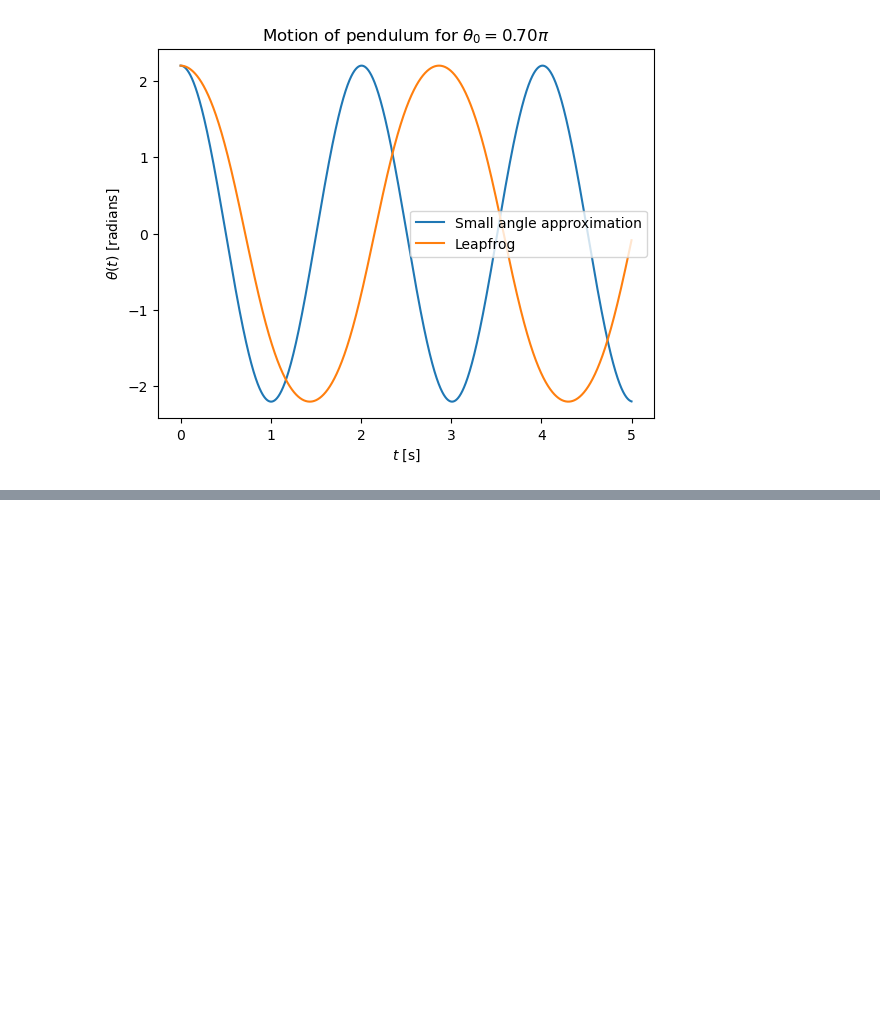
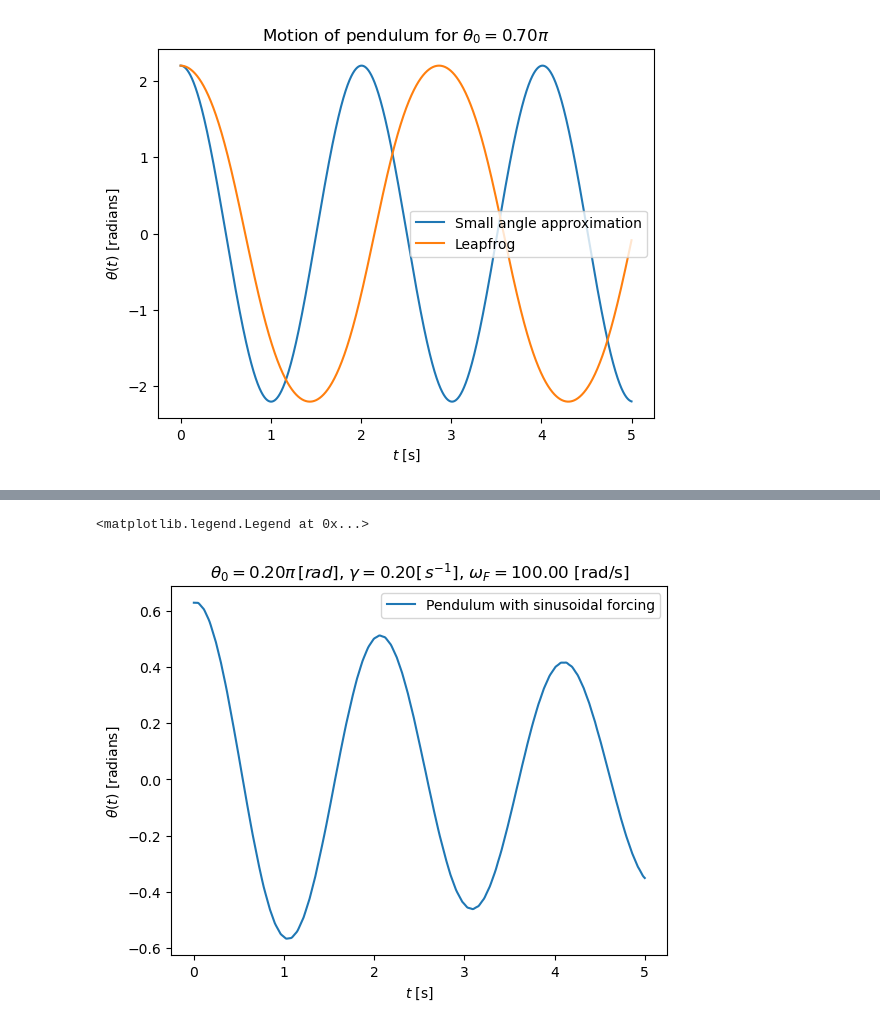
Before and after one commit to hbelzer/8.13-code-snippets, a Jupyter notebook: L0-Pendulum/integrate.ipynb, the cells around one changed output, grey strips where cells are left out. Drawn from its saved outputs; the diff is of its cells as text; code cells hidden in the pictures; blank space fills up the shorter version.

```diff
--- a/L0-Pendulum/integrate.ipynb
+++ b/L0-Pendulum/integrate.ipynb
@@ -136,8 +136,8 @@ def v_update_pendulum(theta, v, t, dt, omega=np.sqrt(g_cambridge/L)): # omega is
             angular speed of pendulum [radians per second]
         t : float
             current value of the time variable [seconds]
-        args : list
-            problem-specific arguments, here only omega, the frequency of the small angle approximation pendulum (sqrt{g/L})
+        omega : float
+            frequency of the small angle approximation oscillator [radians per second]
 
         Returns
         -------
@@ -163,8 +163,9 @@ def integrate(v_update_function, t_values, theta0=0, v0=0.0, **kwargs): # kwargs
             angular position of pendulum at time t=0 [radians]
         v0 : float
             velocity of pendulum in theta direction at time t=0 [radians per second]
-        omega : float
-            frequency of the small angle approximation oscillator (sqrt{g/L}) [radians per second]
+        **kwargs : keyword argument dictionary
+            This is the standard python way of passing a list of keyword arguments through a function.
+            Will be passed to v_update_function for its problem-specific arguments.
 
         Returns
         -------
@@ -241,0 +353,16 @@ where $m$ is the mass of the pendulum bob
+# %%
+large_theta0 = 0.2*np.pi
+gamma=0.2 # no drag
+
+theta_drag, v_drag = integrate(v_update_pendulum_drag_forced, t_values, theta0=large_theta0, gamma=gamma, F=external_F)
+
+fig = plt.figure()
+
+plt.plot(t_values, theta_drag, label = "Pendulum with sinusoidal forcing")
+plt.xlabel(r"$t$ [s]")
+plt.ylabel(r"$\theta (t)$ [radians]")
+plt.title(r"$\theta_0={:.2f}\pi \,[rad]$, $\gamma={:.2f}$".format(large_theta0/np.pi,gamma) + r"[$\,s^{-1}$]" + r", $\omega_F={:.2f}$ [rad/s]".format(omegaF))
+plt.legend()
+# %% [output]
+<matplotlib.legend.Legend at 0x...>
+[figure, added]
```
Also changed, not shown: parts of 9 cells of this notebook.
